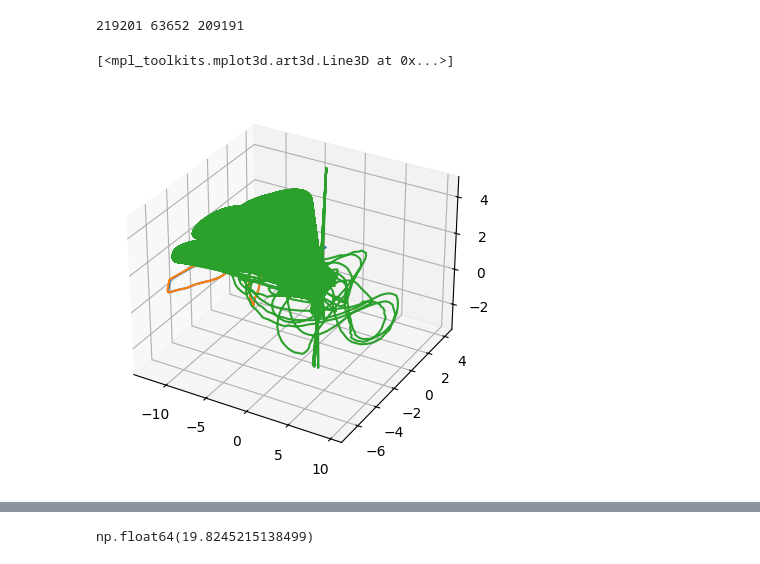
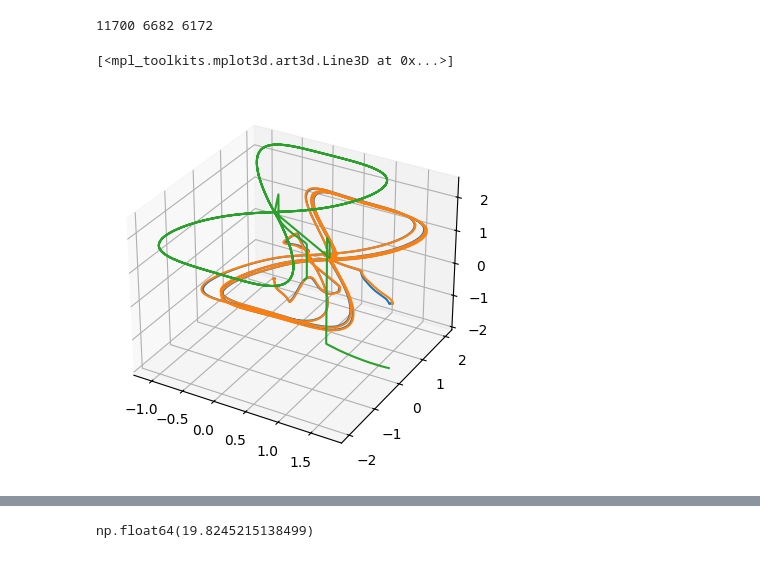
Before and after one commit to akmetko/Cognipilot_PB_tools, a Jupyter notebook: SD_logging_plotting.ipynb, the cells around one changed output, grey strips where cells are left out. Saved outputs shown, nothing was run; the diff lists cells and outputs as text; code cells hidden in the pictures.

```diff
--- a/SD_logging_plotting.ipynb
+++ b/SD_logging_plotting.ipynb
@@ -148,0 +173,2 @@ Note: you may need to restart the kernel to use updated packages.
+# %%
+data = process_log('data.pb')
@@ -157,16 +196,16 @@ plt.plot(data['actuators']['t'], data['actuators']['a3'], label='a3')
 # %%
 fig = plt.figure()
 ax = plt.axes(projection='3d')
 
-print(len(data['odom']['odom_x']), len(data['mocap']['mocap_x']), len(data['position_sp']['sp_x']))
+print(len(data['odom']['x']), len(data['mocap']['x']), len(data['position_sp']['x']))
 
-ax.plot(data['odom']['odom_x'], data['odom']['odom_y'], data['odom']['odom_z'], label='odom')
-ax.plot(data['mocap']['mocap_x'], data['mocap']['mocap_y'], data['mocap']['mocap_z'], label='mocap')
-ax.plot(data['position_sp']['sp_x'], data['position_sp']['sp_y'], data['position_sp']['sp_z'], label='sp')
+ax.plot(data['odom']['x'], data['odom']['y'], data['odom']['z'], label='odom')
+ax.plot(data['mocap']['x'], data['mocap']['y'], data['mocap']['z'], label='mocap')
+ax.plot(data['position_sp']['x'], data['position_sp']['y'], data['position_sp']['z'], label='sp')
 # %% [output]
-219201 63652 209191
+11700 6682 6172
 [<mpl_toolkits.mplot3d.art3d.Line3D at 0x...>]
-[figure, old version]
+[figure, new version]
 # %%
 plt.plot(data['imu']['t'], data['imu']['gx'], label='gx')
 plt.plot(data['imu']['t'], data['imu']['gy'], label='gy')
```
Also changed, not shown: parts of 21 cells of this notebook.
